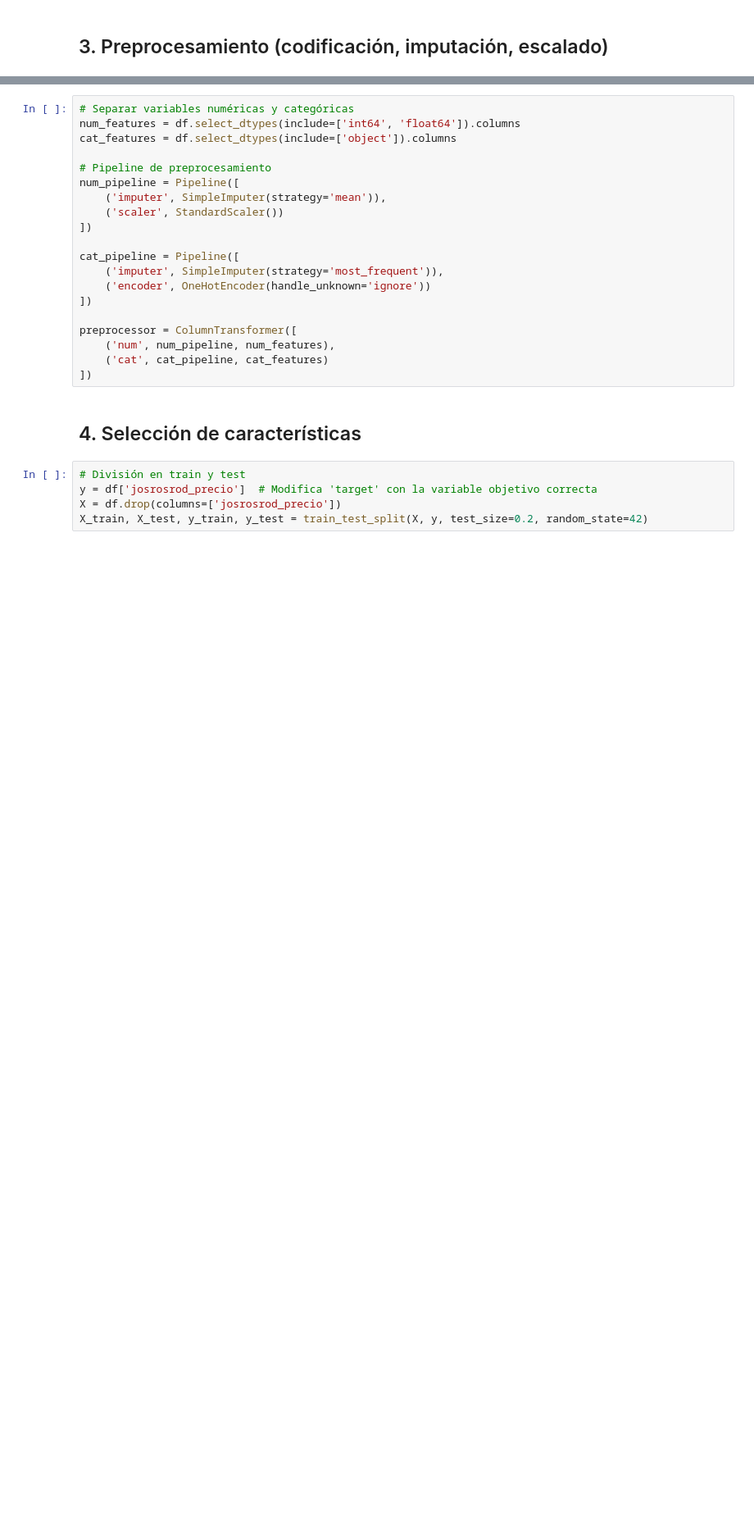
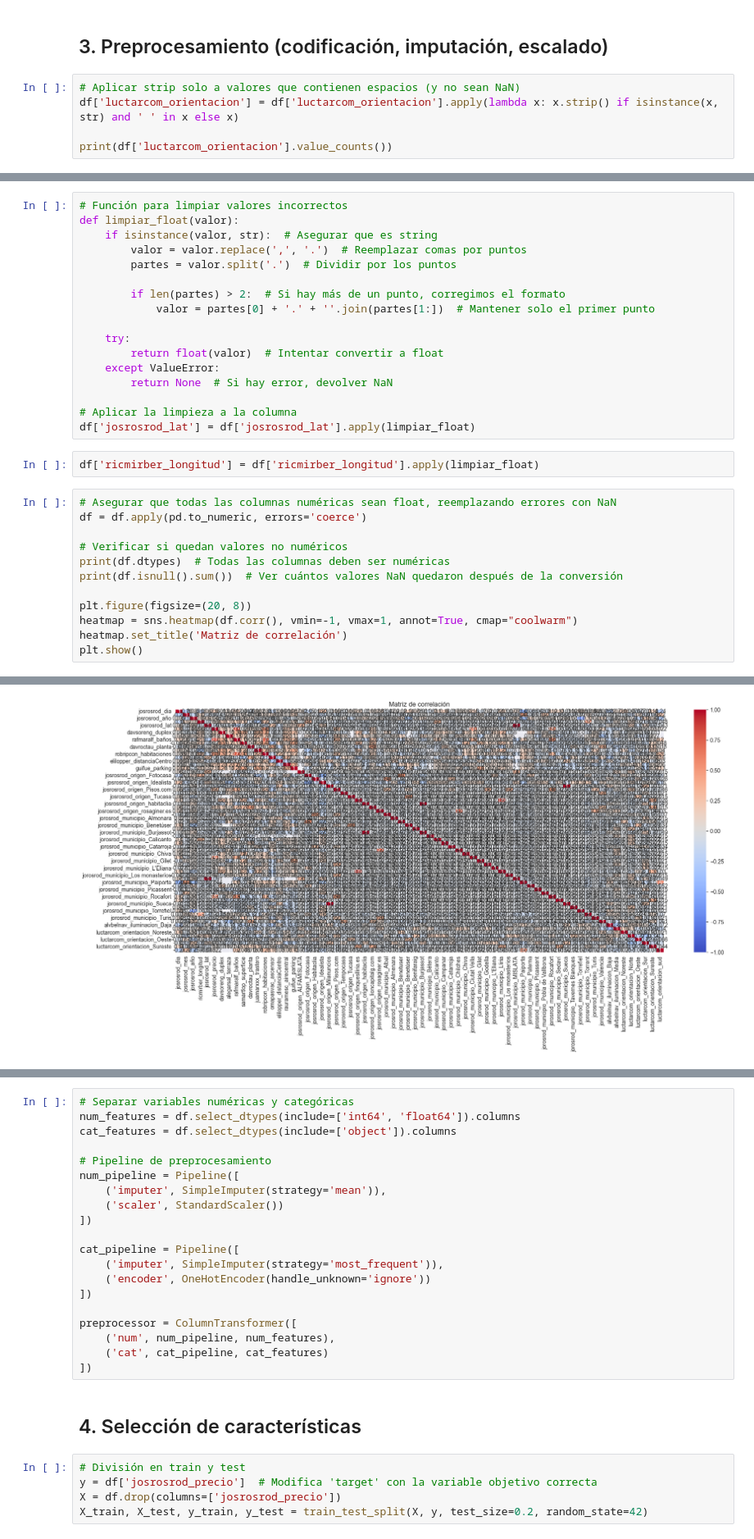
Before and after one commit to SamuehFDEZ/MachineLearning, a Jupyter notebook: saa/U2/tasador_de_viviendas.ipynb, the cells around one changed output, grey strips where cells are left out. Shown at 82% size. Cells and saved outputs as stored; diff of their text form; blank space fills up the shorter version.

```diff
--- a/saa/U2/tasador_de_viviendas.ipynb
+++ b/saa/U2/tasador_de_viviendas.ipynb
@@ -210,2 +239,7 @@ df['alvbelnav_iluminacion'] = df['alvbelnav_iluminacion'].replace("Medio", "Medi
 # %% [markdown]
 ## 3. Preprocesamiento (codificación, imputación, escalado)
+# %%
+# Aplicar strip solo a valores que contienen espacios (y no sean NaN)
+df['luctarcom_orientacion'] = df['luctarcom_orientacion'].apply(lambda x: x.strip() if isinstance(x, str) and ' ' in x else x)
+
+print(df['luctarcom_orientacion'].value_counts())
@@ -211,0 +294,32 @@ df['alvbelnav_iluminacion'] = df['alvbelnav_iluminacion'].replace("Medio", "Medi
+# %%
+# Función para limpiar valores incorrectos
+def limpiar_float(valor):
+    if isinstance(valor, str):  # Asegurar que es string
+        valor = valor.replace(',', '.')  # Reemplazar comas por puntos
+        partes = valor.split('.')  # Dividir por los puntos
+
+        if len(partes) > 2:  # Si hay más de un punto, corregimos el formato
+            valor = partes[0] + '.' + ''.join(partes[1:])  # Mantener solo el primer punto
+
+    try:
+        return float(valor)  # Intentar convertir a float
+    except ValueError:
+        return None  # Si hay error, devolver NaN
+
+# Aplicar la limpieza a la columna
+df['josrosrod_lat'] = df['josrosrod_lat'].apply(limpiar_float)
+# %%
+df['ricmirber_longitud'] = df['ricmirber_longitud'].apply(limpiar_float)
+# %%
+# Asegurar que todas las columnas numéricas sean float, reemplazando errores con NaN
+df = df.apply(pd.to_numeric, errors='coerce')
+
+# Verificar si quedan valores no numéricos
+print(df.dtypes)  # Todas las columnas deben ser numéricas
+print(df.isnull().sum())  # Ver cuántos valores NaN quedaron después de la conversión
+
+plt.figure(figsize=(20, 8))
+heatmap = sns.heatmap(df.corr(), vmin=-1, vmax=1, annot=True, cmap="coolwarm")
+heatmap.set_title('Matriz de correlación')
+plt.show()
+# %% [output]
@@ -211,0 +343 @@ df['alvbelnav_iluminacion'] = df['alvbelnav_iluminacion'].replace("Medio", "Medi
+[figure, added]
```
Also changed, not shown: parts of 10 cells of this notebook.
